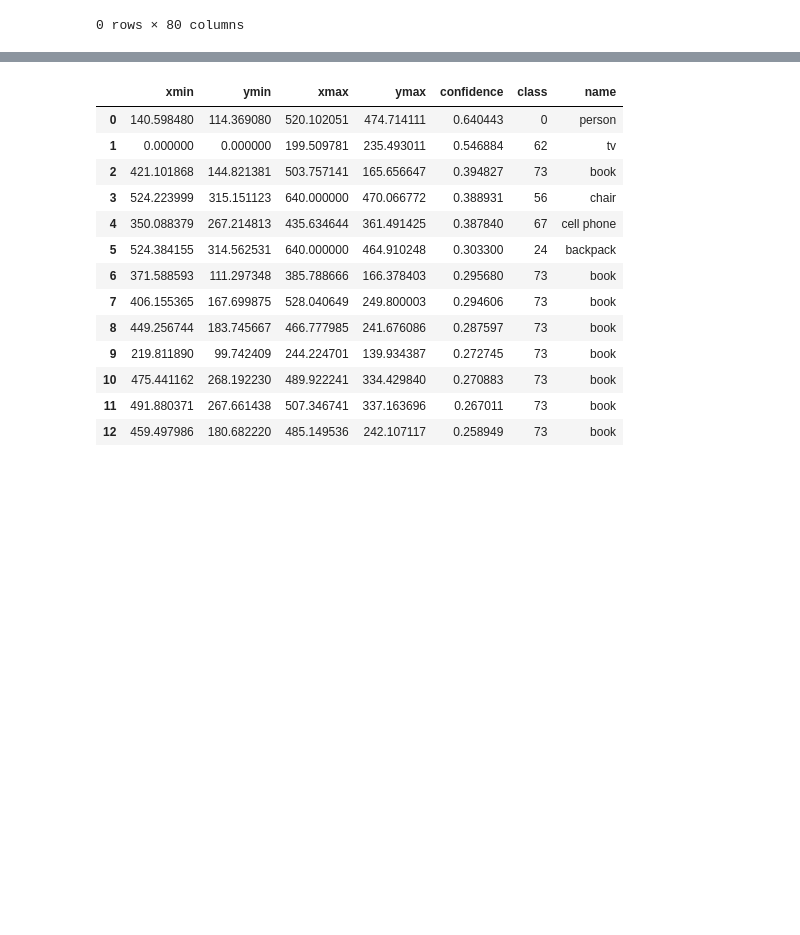
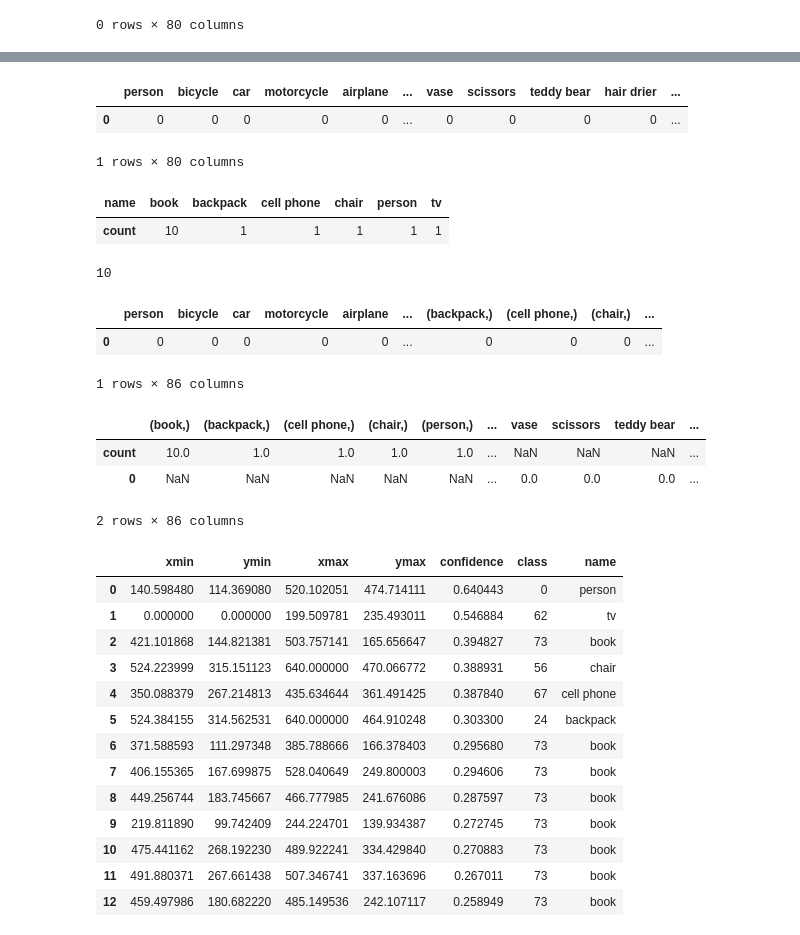
Before and after one commit to Ishikawa7/Imaging-Air-Control, a Jupyter notebook: test_YOLO5.ipynb, the cells around one changed output, grey strips where cells are left out. Drawn from its saved outputs; the diff is of its cells as text; code cells hidden in the pictures; blank space fills up the shorter version.

```diff
--- a/test_YOLO5.ipynb
+++ b/test_YOLO5.ipynb
@@ -68,3 +83,40 @@ Speed: 13.9ms pre-process, 56.6ms inference, 4.5ms NMS per image at shape (1, 3,
+# %%
+df_all_names = pd.DataFrame(columns=list(results.names.values()))
+# set first row to 0
+df_all_names.loc[0] = 0
+df_all_names
+# %% [output]
+|  | person | bicycle | car | motorcycle | airplane | ... | vase | scissors | teddy bear | hair drier | ... |
+| 0 | 0 | 0 | 0 | 0 | 0 | ... | 0 | 0 | 0 | 0 | ... |
+1 rows × 80 columns
+# %%
+df_detected = pd.DataFrame(data=results.pandas().xyxy[0][["name"]].value_counts()).T#, columns=list(results.names.values()))
+df_detected
+# %% [output]
+| name | book | backpack | cell phone | chair | person | tv |
+| count | 10 | 1 | 1 | 1 | 1 | 1 |
+# %%
+df_detected["book"].values[0][0]
+# %% [output]
+10
+# %%
+for col in df_detected.columns:
+    df_all_names[col] = df_detected[col].values[0][0]
+df_all_names = df_all_names.fillna(0)
+df_all_names = df_all_names.astype(int)
+df_all_names
+# %% [output]
+|  | person | bicycle | car | motorcycle | airplane | ... | (backpack,) | (cell phone,) | (chair,) | ... |
+| 0 | 0 | 0 | 0 | 0 | 0 | ... | 0 | 0 | 0 | ... |
+1 rows × 86 columns
+# %%
+df_detected = pd.concat([df_detected, df_all_names], axis=0)
+df_detected
+# %% [output]
+|  | (book,) | (backpack,) | (cell phone,) | (chair,) | (person,) | ... | vase | scissors | teddy bear | ... |
+| count | 10.0 | 1.0 | 1.0 | 1.0 | 1.0 | ... | NaN | NaN | NaN | ... |
+| 0 | NaN | NaN | NaN | NaN | NaN | ... | 0.0 | 0.0 | 0.0 | ... |
+2 rows × 86 columns
 # %%
 #results.xyxy[0]  # img1 predictions (tensor)
 df_res = results.pandas().xyxy[0]  # img1 predictions (pandas)
```
Also changed, not shown: parts of 4 cells of this notebook, 9 other files.
